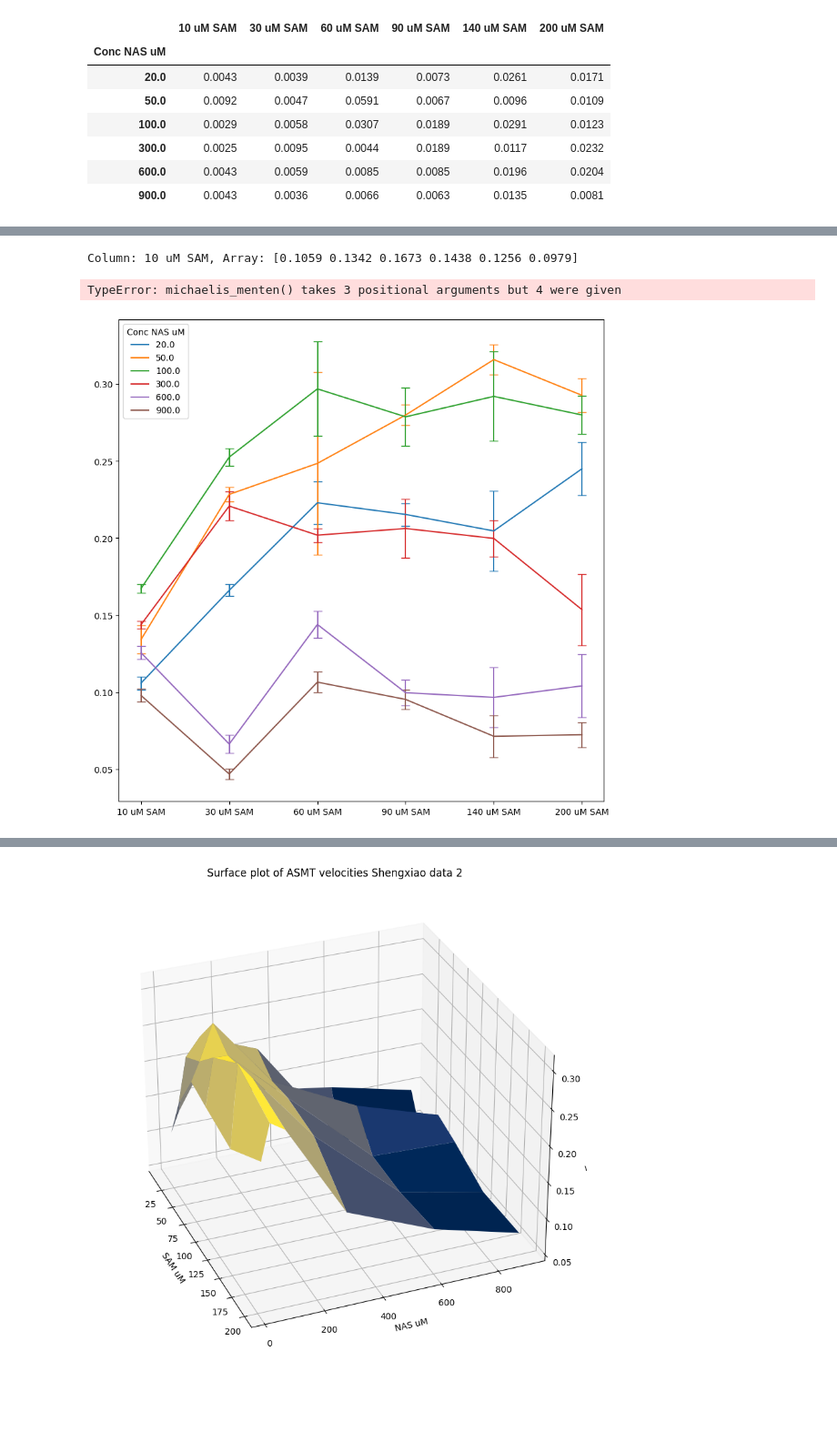
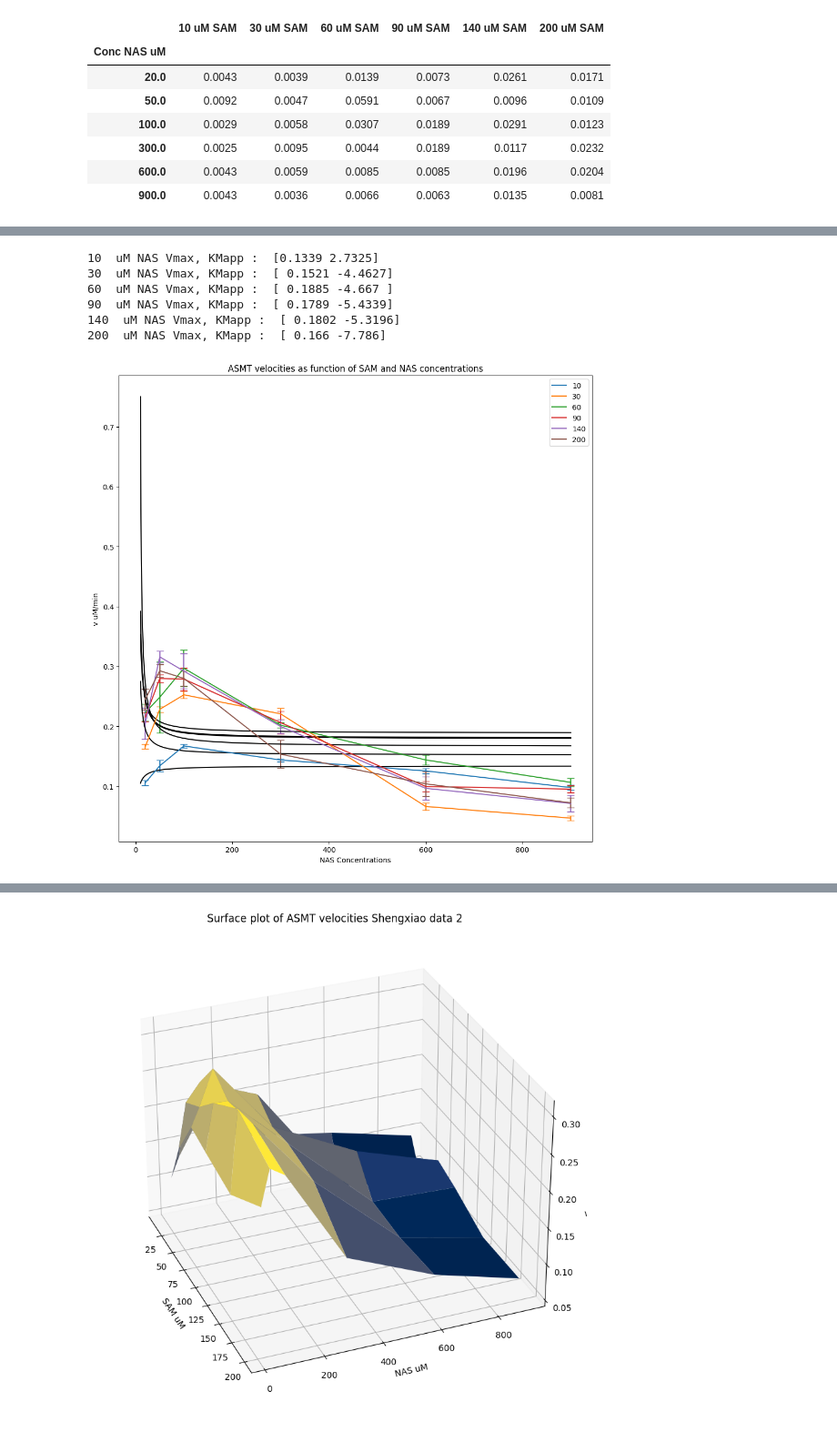
Before and after one commit to Qflow777/BiBi_enzyme_kinetics, a Jupyter notebook: BiBi_seq.ipynb, the cells around one changed output, grey strips where cells are left out. Shown at 91% size. Drawn from its saved outputs; the diff is of its cells as text; code cells hidden in the pictures; blank space fills up the shorter version.

```diff
--- a/BiBi_seq.ipynb
+++ b/BiBi_seq.ipynb
@@ -384,25 +433,40 @@ velocities_esds.round(4)
 # %%
 import matplotlib.pyplot as plt
 plt.rcParams["figure.figsize"] = (10, 10)
-velocities.T.plot(yerr = velocities_esds.T, capsize = 5, ecolor = None,)
+
 
 c_NAS = np.array([20,50,100,300,600,900])
 c_SAM = np.array([10, 30, 60, 90, 140, 200])
+c_NAS_fit = np.arange(10,900,.1)
 
-for col in velocities.columns:
-    # Access the column data
-    column_array = velocities[col].to_numpy()
-    # Do something with the column data, e.g., print or analyze
-    print(f"Column: {col}, Array: {column_array}")
-    plt.plot(c_NAS, michaelis_menten(c_NAS, *optimizedParameters), label="fit")
 
-plt.xlabel("Concentrations")
+
+velocities.plot(yerr = velocities_esds, capsize = 5, ecolor = None, style="o")
+
+for col in velocities:
+  col_array = velocities[col].to_numpy()  # Convert the Series to a NumPy array
+  optimizedParameters, pcov = curve_fit(michaelis_menten, c_NAS, col_array)
+  print(col, ' uM NAS Vmax, KMapp : ', optimizedParameters)
+  plt.plot(c_NAS_fit, michaelis_menten(c_NAS_fit, *optimizedParameters), label=optimizedParameters, color = '0')
+
+'''
+for index, row in velocities.iterrows():
+  row_array = row.to_numpy()  # Convert the Series to a NumPy array
+  optimizedParameters, pcov = curve_fit(michaelis_menten, c_SAM, row_array)
+  print(index, ' uM NAS Vmax, KMapp : ', optimizedParameters)
+  plt.plot(c_SAM_fit, michaelis_menten(c_SAM_fit, *optimizedParameters), label=optimizedParameters, color = '0')
+'''
+plt.xlabel("NAS Concentrations")
 plt.ylabel("v uM/min")
 plt.title("ASMT velocities as function of SAM and NAS concentrations")
 
 plt.tight_layout()
 plt.show()
 # %% [output]
-Column: 10 uM SAM, Array: [0.1059 0.1342 0.1673 0.1438 0.1256 0.0979]
+10  uM NAS Vmax, KMapp :  [0.1339 2.7325]
+30  uM NAS Vmax, KMapp :  [ 0.1521 -4.4627]
+60  uM NAS Vmax, KMapp :  [ 0.1885 -4.667 ]
+90  uM NAS Vmax, KMapp :  [ 0.1789 -5.4339]
+140  uM NAS Vmax, KMapp :  [ 0.1802 -5.3196]
+200  uM NAS Vmax, KMapp :  [ 0.166 -7.786]
-TypeError: michaelis_menten() takes 3 positional arguments but 4 were given
-[figure, old version]
+[figure, new version]
```
Also changed, not shown: parts of 12 cells of this notebook.
